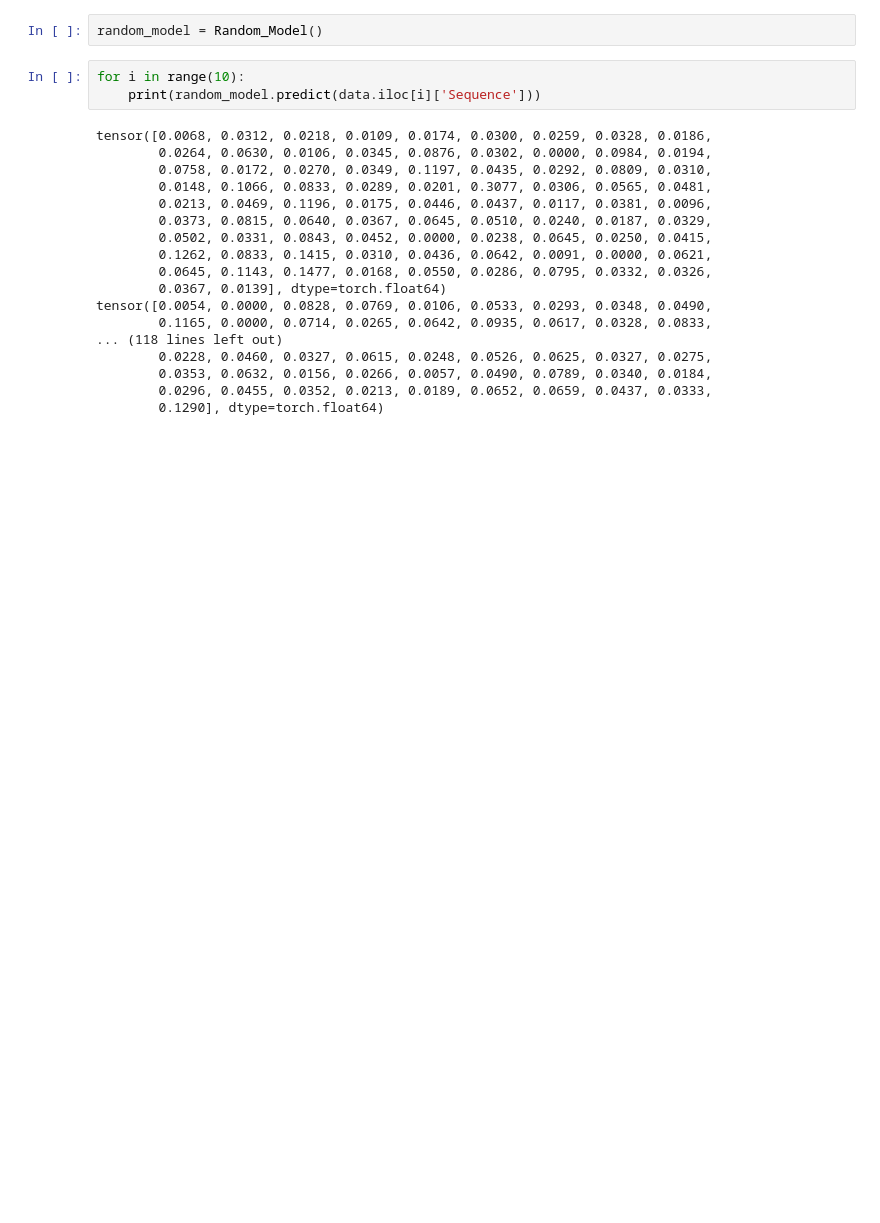
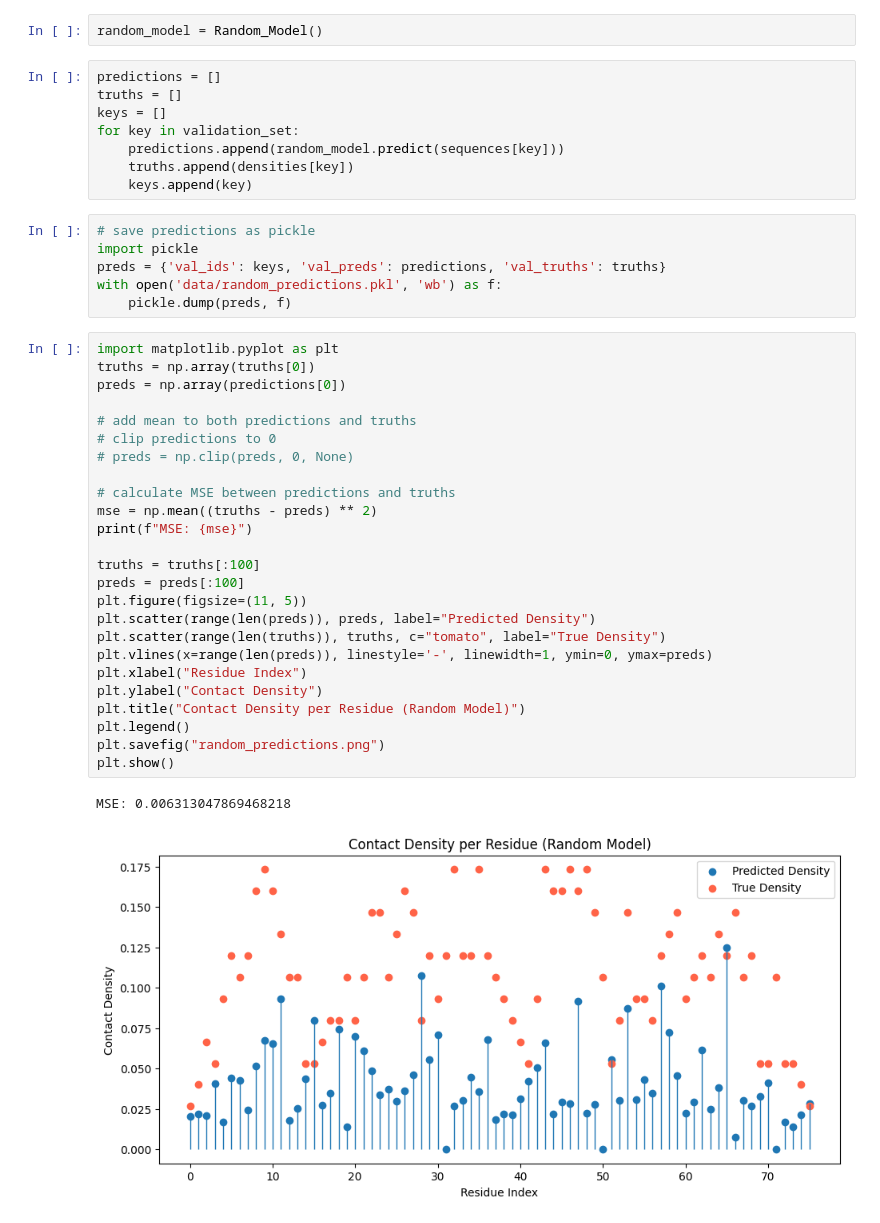
Before and after one commit to Eeeeelias/Protein-Prediction-1, a Jupyter notebook: test_random.ipynb, the cells around one changed output. Drawn from its saved outputs; the diff is of its cells as text; blank space fills up the shorter version.

Commit message:
predict for random model

```diff
--- a/test_random.ipynb
+++ b/test_random.ipynb
@@ -8,23 +42,44 @@ data = pd.read_csv('data/full_filtered.csv')
 # %%
 random_model = Random_Model()
 # %%
-for i in range(10):
-    print(random_model.predict(data.iloc[i]['Sequence']))
+predictions = []
+truths = []
+keys = []
+for key in validation_set:
+    predictions.append(random_model.predict(sequences[key]))
+    truths.append(densities[key])
+    keys.append(key)
-# %% [output]
-tensor([0.0068, 0.0312, 0.0218, 0.0109, 0.0174, 0.0300, 0.0259, 0.0328, 0.0186,
-        0.0264, 0.0630, 0.0106, 0.0345, 0.0876, 0.0302, 0.0000, 0.0984, 0.0194,
-        0.0758, 0.0172, 0.0270, 0.0349, 0.1197, 0.0435, 0.0292, 0.0809, 0.0310,
-        0.0148, 0.1066, 0.0833, 0.0289, 0.0201, 0.3077, 0.0306, 0.0565, 0.0481,
-        0.0213, 0.0469, 0.1196, 0.0175, 0.0446, 0.0437, 0.0117, 0.0381, 0.0096,
-        0.0373, 0.0815, 0.0640, 0.0367, 0.0645, 0.0510, 0.0240, 0.0187, 0.0329,
-        0.0502, 0.0331, 0.0843, 0.0452, 0.0000, 0.0238, 0.0645, 0.0250, 0.0415,
-        0.1262, 0.0833, 0.1415, 0.0310, 0.0436, 0.0642, 0.0091, 0.0000, 0.0621,
-        0.0645, 0.1143, 0.1477, 0.0168, 0.0550, 0.0286, 0.0795, 0.0332, 0.0326,
-        0.0367, 0.0139], dtype=torch.float64)
-tensor([0.0054, 0.0000, 0.0828, 0.0769, 0.0106, 0.0533, 0.0293, 0.0348, 0.0490,
-        0.1165, 0.0000, 0.0714, 0.0265, 0.0642, 0.0935, 0.0617, 0.0328, 0.0833,
-... (118 lines left out)
-        0.0228, 0.0460, 0.0327, 0.0615, 0.0248, 0.0526, 0.0625, 0.0327, 0.0275,
-        0.0353, 0.0632, 0.0156, 0.0266, 0.0057, 0.0490, 0.0789, 0.0340, 0.0184,
-        0.0296, 0.0455, 0.0352, 0.0213, 0.0189, 0.0652, 0.0659, 0.0437, 0.0333,
-        0.1290], dtype=torch.float64)
+# %%
+# save predictions as pickle
+import pickle
+preds = {'val_ids': keys, 'val_preds': predictions, 'val_truths': truths}
+with open('data/random_predictions.pkl', 'wb') as f:
+    pickle.dump(preds, f)
+# %%
+import matplotlib.pyplot as plt
+truths = np.array(truths[0])
+preds = np.array(predictions[0])
+
+# add mean to both predictions and truths
+# clip predictions to 0
+# preds = np.clip(preds, 0, None)
+
+# calculate MSE between predictions and truths
+mse = np.mean((truths - preds) ** 2)
+print(f"MSE: {mse}")
+
+truths = truths[:100]
+preds = preds[:100]
+plt.figure(figsize=(11, 5))
+plt.scatter(range(len(preds)), preds, label="Predicted Density")
+plt.scatter(range(len(truths)), truths, c="tomato", label="True Density")
+plt.vlines(x=range(len(preds)), linestyle='-', linewidth=1, ymin=0, ymax=preds)
+plt.xlabel("Residue Index")
+plt.ylabel("Contact Density")
+plt.title("Contact Density per Residue (Random Model)")
+plt.legend()
+plt.savefig("random_predictions.png")
+plt.show()
+# %% [output]
+MSE: 0.006313047869468218
+[figure, added]
```
Also changed, not shown: parts of 3 cells of this notebook, 1 other file.
